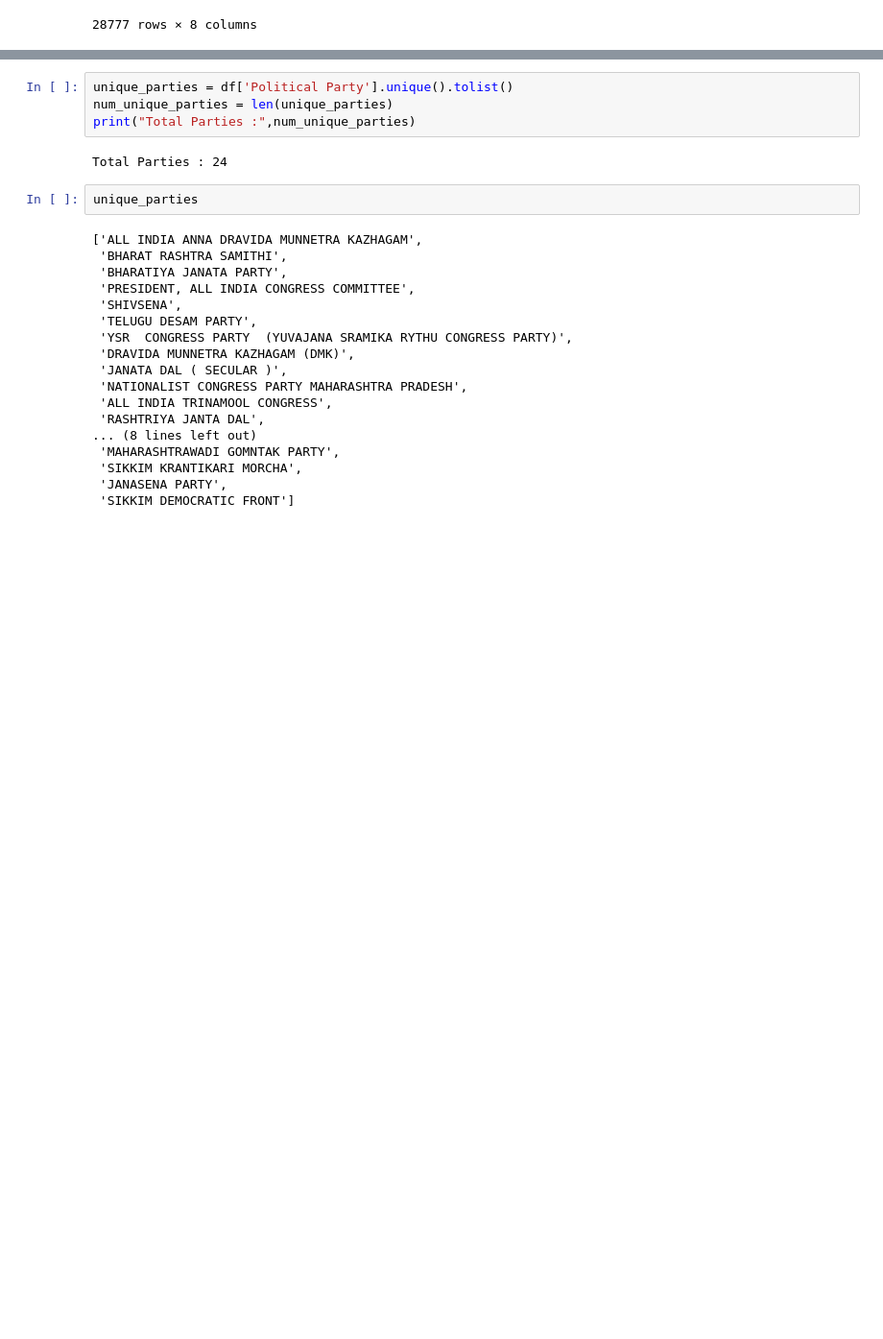
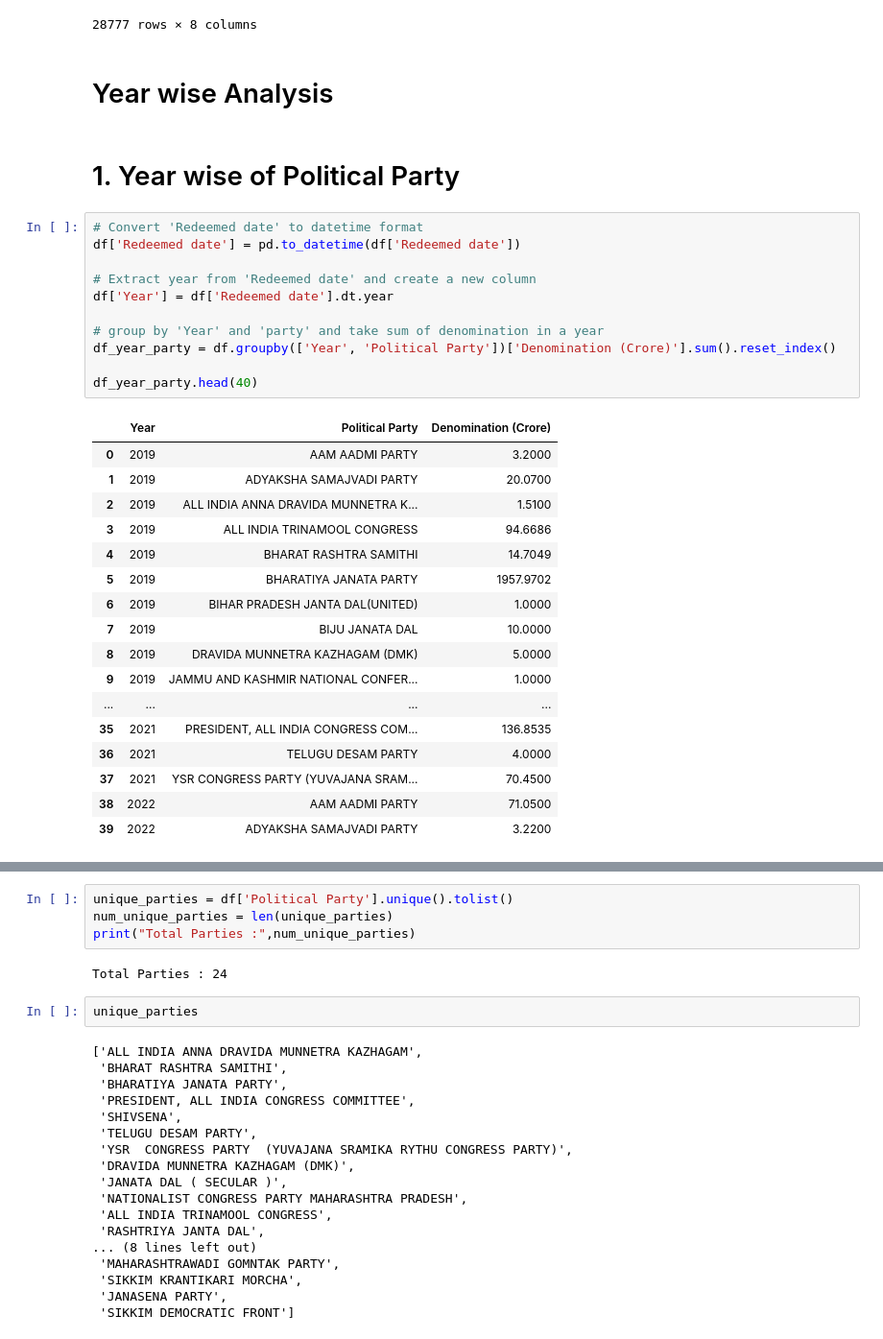
Before and after one commit to NadeemAkhtar1947/Electoral_bond_final_data, a Jupyter notebook: electoral-bond-data-analysis-based-on-bond-number.ipynb, the cells around one changed output, grey strips where cells are left out. Shown at 96% size. Drawn from its saved outputs; the diff is of its cells as text; blank space fills up the shorter version.

Commit message:
Kaggle Notebook | Electoral Bond Data Analysis based on Bond Number  | Version 3

```diff
--- a/electoral-bond-data-analysis-based-on-bond-number.ipynb
+++ b/electoral-bond-data-analysis-based-on-bond-number.ipynb
@@ -196,3 +196,36 @@ df
 | 28775 | 2627 | 24/Jan/2024 | JANASENA PARTY | *******3929 | 0.1 | 10/Jan/2024 | ... |
 | 28776 | 2631 | 24/Jan/2024 | JANASENA PARTY | *******3929 | 0.1 | 10/Jan/2024 | ... |
 28777 rows × 8 columns
+# %% [markdown]
+# Year wise Analysis
+# %% [markdown]
+# 1. Year wise of Political Party
+# %%
+# Convert 'Redeemed date' to datetime format
+df['Redeemed date'] = pd.to_datetime(df['Redeemed date'])
+
+# Extract year from 'Redeemed date' and create a new column
+df['Year'] = df['Redeemed date'].dt.year
+
+# group by 'Year' and 'party' and take sum of denomination in a year
+df_year_party = df.groupby(['Year', 'Political Party'])['Denomination (Crore)'].sum().reset_index()
+
+df_year_party.head(40)
+# %% [output]
+|  | Year | Political Party | Denomination (Crore) |
+| 0 | 2019 | AAM AADMI PARTY | 3.2000 |
+| 1 | 2019 | ADYAKSHA SAMAJVADI PARTY | 20.0700 |
+| 2 | 2019 | ALL INDIA ANNA DRAVIDA MUNNETRA K... | 1.5100 |
+| 3 | 2019 | ALL INDIA TRINAMOOL CONGRESS | 94.6686 |
+| 4 | 2019 | BHARAT RASHTRA SAMITHI | 14.7049 |
+| 5 | 2019 | BHARATIYA JANATA PARTY | 1957.9702 |
+| 6 | 2019 | BIHAR PRADESH JANTA DAL(UNITED) | 1.0000 |
+| 7 | 2019 | BIJU JANATA DAL | 10.0000 |
+| 8 | 2019 | DRAVIDA MUNNETRA KAZHAGAM (DMK) | 5.0000 |
+| 9 | 2019 | JAMMU AND KASHMIR NATIONAL CONFER... | 1.0000 |
+| ... | ... | ... | ... |
+| 35 | 2021 | PRESIDENT, ALL INDIA CONGRESS COM... | 136.8535 |
+| 36 | 2021 | TELUGU DESAM PARTY | 4.0000 |
+| 37 | 2021 | YSR CONGRESS PARTY (YUVAJANA SRAM... | 70.4500 |
+| 38 | 2022 | AAM AADMI PARTY | 71.0500 |
+| 39 | 2022 | ADYAKSHA SAMAJVADI PARTY | 3.2200 |
```
Also changed, not shown: parts of 8 cells of this notebook.
